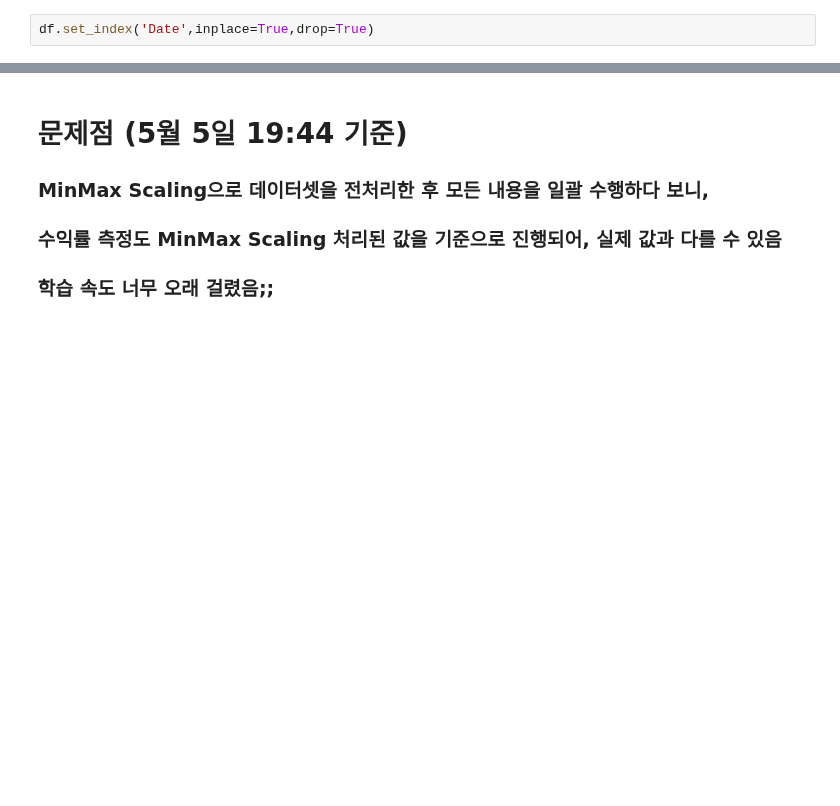
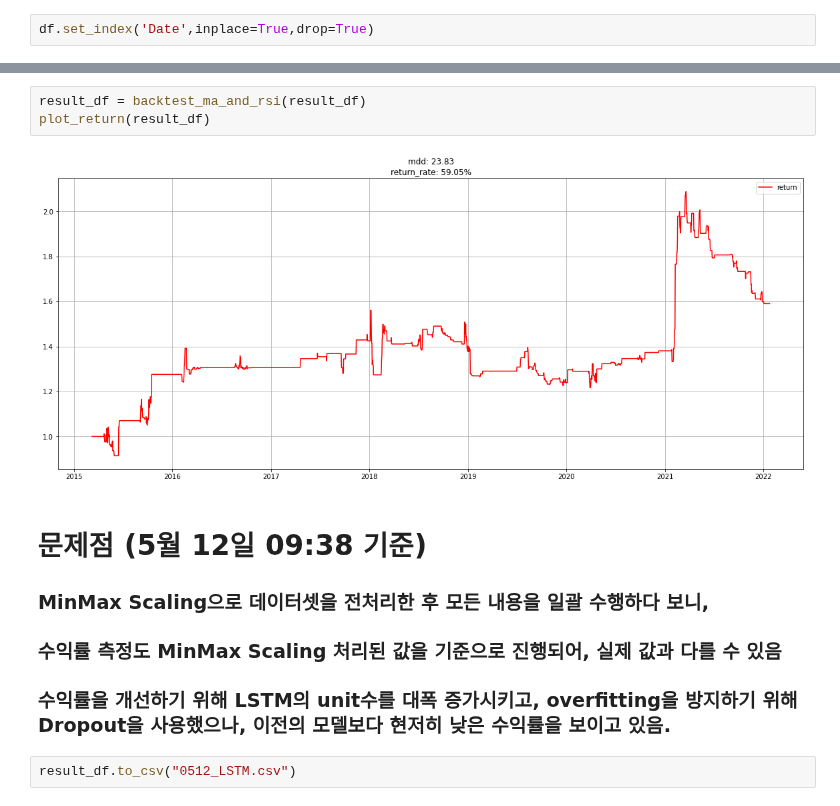
Before and after one commit to happysms/RuleBase-VS-TimeSeries-Algorithm, a Jupyter notebook: LSTM/LSTM_prototype.ipynb, the cells around one changed output, grey strips where cells are left out. Cells and saved outputs as stored; diff of their text form; blank space fills up the shorter version.

```diff
--- a/LSTM/LSTM_prototype.ipynb
+++ b/LSTM/LSTM_prototype.ipynb
@@ -751,6 +845,13 @@ print(RMSE)
+# %%
+result_df = backtest_ma_and_rsi(result_df)
+plot_return(result_df)
+# %% [output]
+[figure, added]
 # %% [markdown]
-# 문제점 (5월 5일 19:44 기준)
+# 문제점 (5월 12일 09:38 기준)
 ###
 ### MinMax Scaling으로 데이터셋을 전처리한 후 모든 내용을 일괄 수행하다 보니,
 ### 수익률 측정도 MinMax Scaling 처리된 값을 기준으로 진행되어, 실제 값과 다를 수 있음
-### 학습 속도 너무 오래 걸렸음;;
+### 수익률을 개선하기 위해 LSTM의 unit수를 대폭 증가시키고, overfitting을 방지하기 위해 Dropout을 사용했으나, 이전의 모델보다 현저히 낮은 수익률을 보이고 있음.
+# %%
+result_df.to_csv("0512_LSTM.csv")
```
Also changed, not shown: parts of 8 cells of this notebook, 1 other file.
